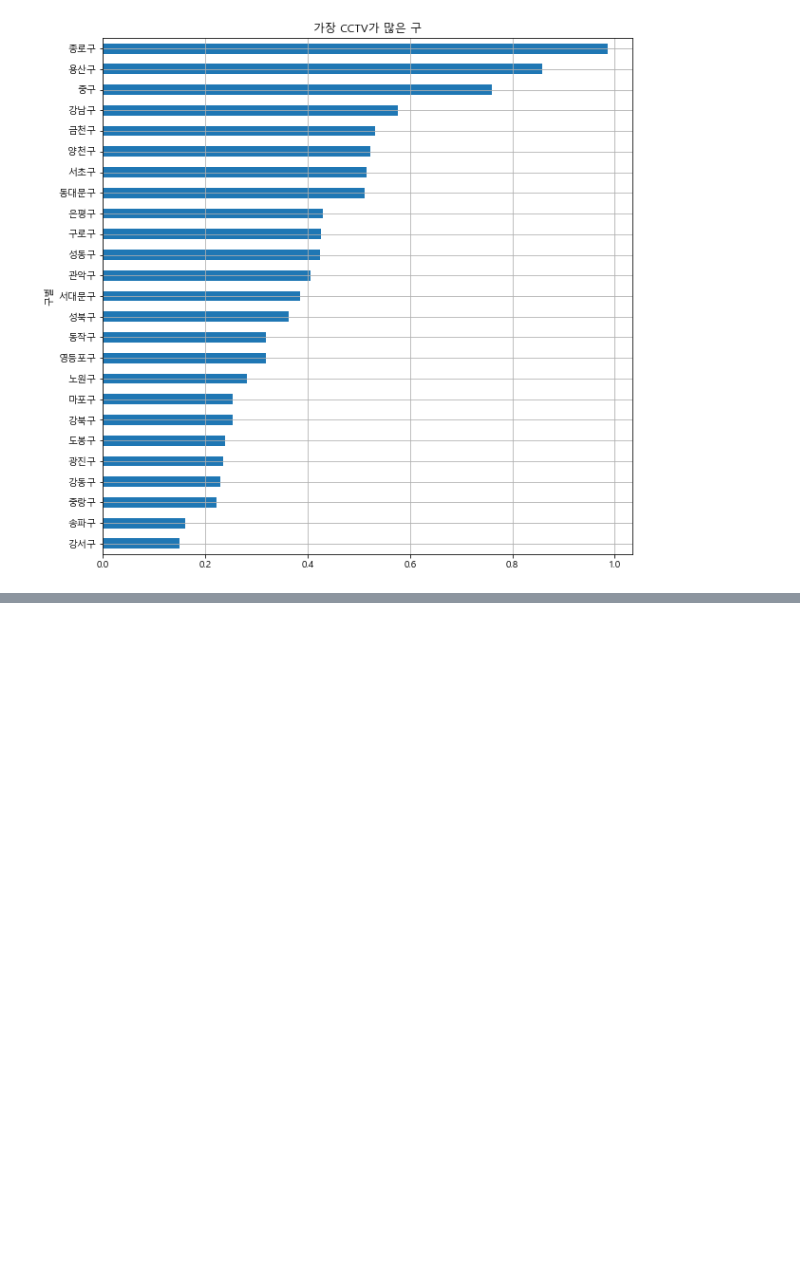
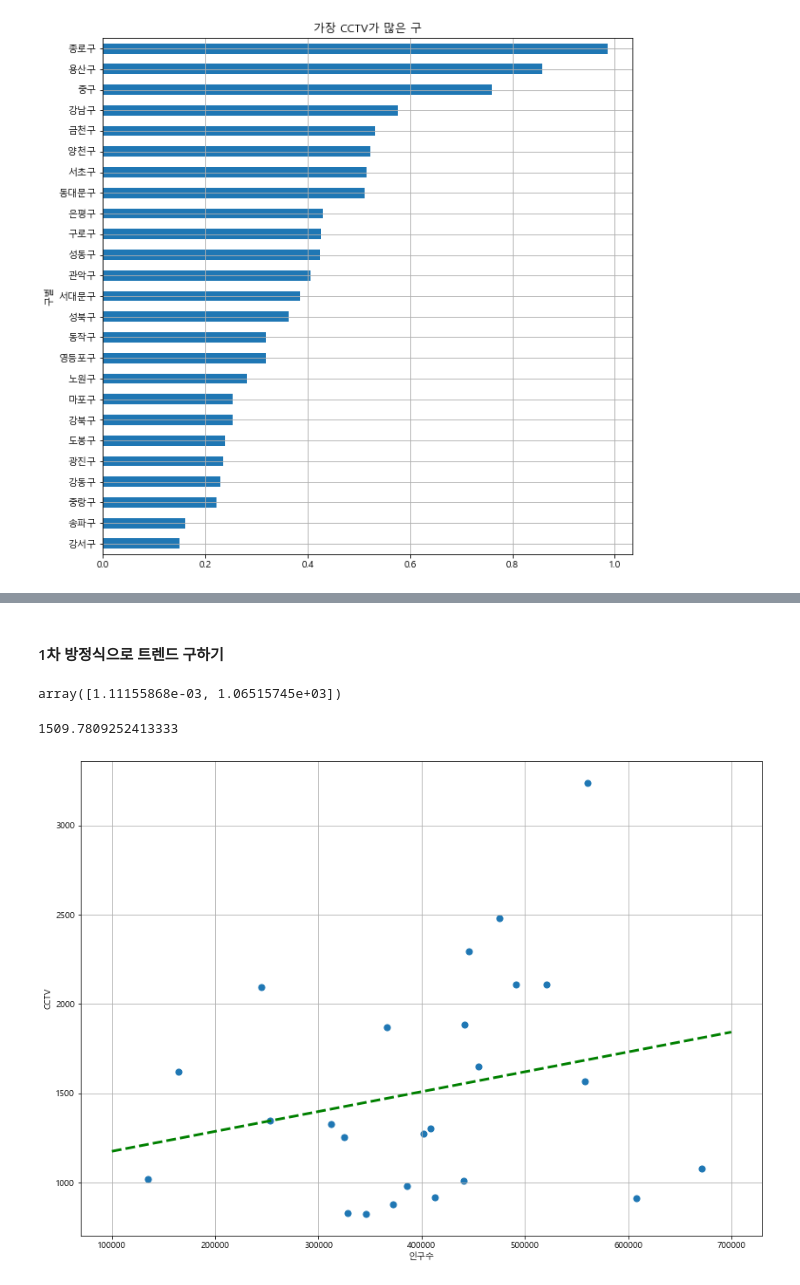
Before and after one commit to newrandom/Zero_part5_EDA-scrapping, a Jupyter notebook: chapter/02-15. CCTV 데이터와 그래프로 표현하기.ipynb, the cells around one changed output, grey strips where cells are left out. Drawn from its saved outputs; the diff is of its cells as text; code cells hidden in the pictures; blank space fills up the shorter version.

```diff
--- a/chapter/02-15. CCTV 데이터와 그래프로 표현하기.ipynb
+++ b/chapter/02-15. CCTV 데이터와 그래프로 표현하기.ipynb
@@ -225,0 +240,30 @@ drawGraph()
+# %% [markdown]
+#### 1차 방정식으로 트렌드 구하기
+# %%
+import numpy as np
+fp1 = np.polyfit(data_result['인구수'], data_result['소계'], 1)
+fp1
+# %% [output]
+array([1.11155868e-03, 1.06515745e+03])
+# %%
+f1 = np.poly1d(fp1)
+# %%
+f1(400000)
+# %% [output]
+1509.7809252413333
+# %%
+### 경향선을 그리기 위해 X 데이터 생성
+fx = np.linspace(100000, 700000, 100)
+# %%
+def drawGraph():
+    plt.figure(figsize=(14, 10))
+    plt.scatter(data_result['인구수'], data_result['소계'], s=50)
+    plt.plot(fx, f1(fx), ls = 'dashed', lw=3, color='g')
+    plt.xlabel('인구수')
+    plt.ylabel('CCTV')
+    plt.grid()
+    plt.show()
+# %%
+drawGraph()
+# %% [output]
+[figure, added]
```
Also changed, not shown: parts of 2 cells of this notebook.
